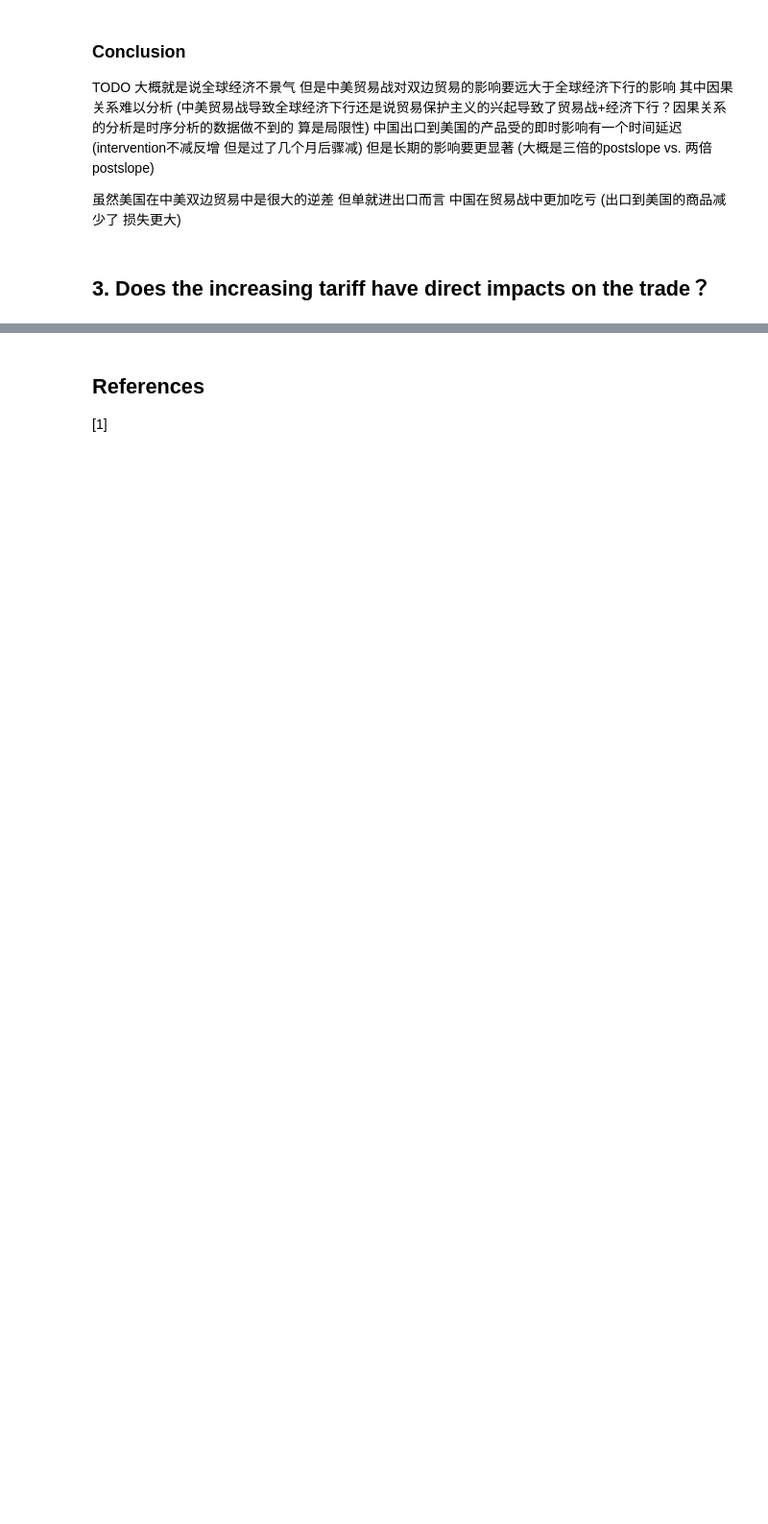
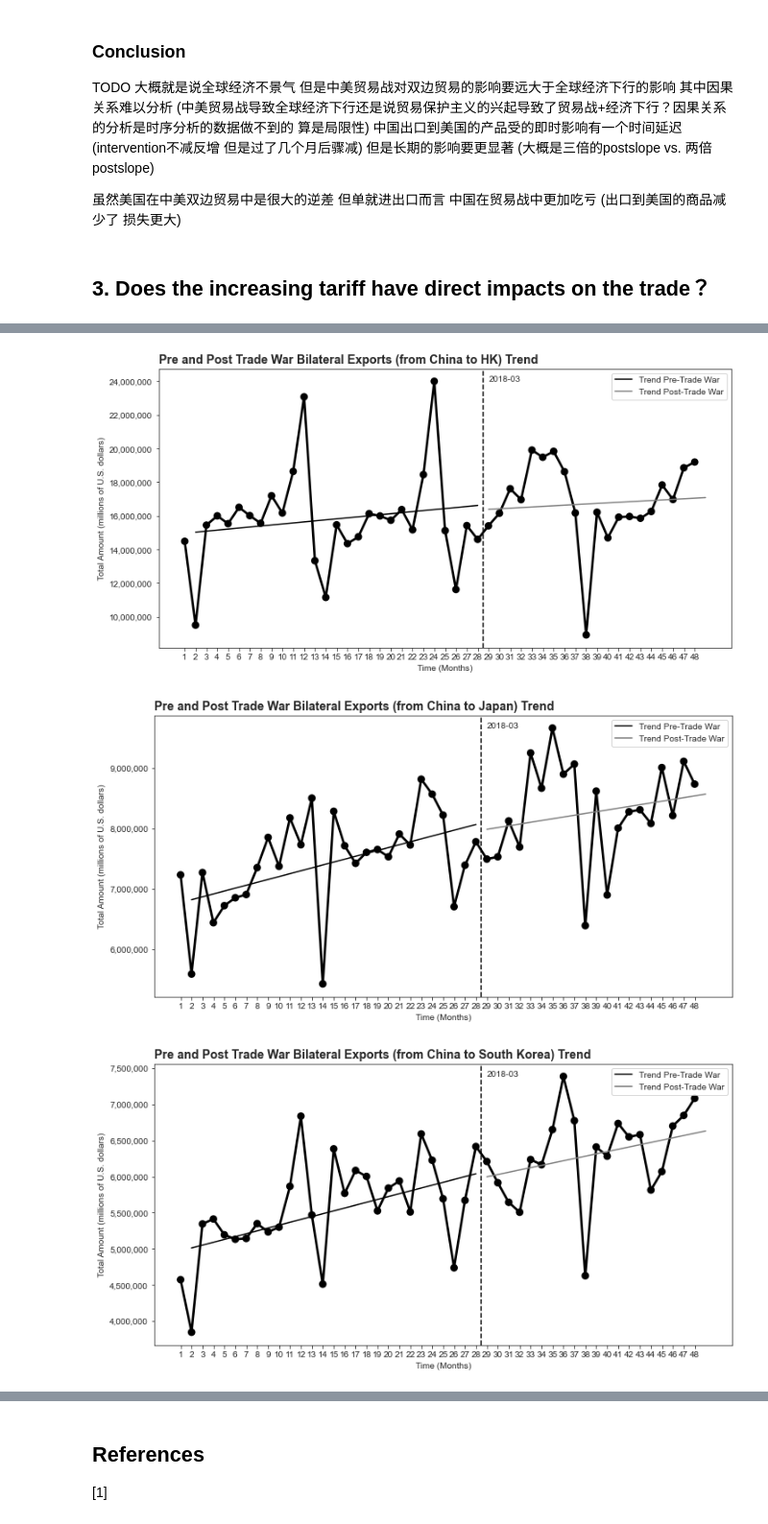
Before and after one commit to epfl-ada/ada-2020-project-milestone-p3-p3_lovela-data-science, a Jupyter notebook: project_notebook.ipynb, the cells around one changed output, grey strips where cells are left out. Shown at 96% size. Drawn from its saved outputs; the diff is of its cells as text; code cells hidden in the pictures; blank space fills up the shorter version.

```diff
--- a/project_notebook.ipynb
+++ b/project_notebook.ipynb
@@ -681,0 +1086,10 @@ TODO 大概就是说全球经济不景气 但是中美贸易战对双边贸易
+# %%
+# Split two dataframe: import and export
+china_import = pd.concat([china_ie.iloc[:, :1], china_ie.iloc[:, 3:6]], axis=1)
+china_export = pd.concat([china_ie.iloc[:, :1], china_ie.iloc[:, 2:3],china_ie.iloc[:, 4:6]], axis=1)
+
+# Change column name
+china_import.columns = ['CTYNAME', 'imports', 'year', 'month']
+china_export.columns = ['CTYNAME', 'exports', 'year', 'month']
+
+china_import.head()
@@ -681,0 +1172,9 @@ TODO 大概就是说全球经济不景气 但是中美贸易战对双边贸易
+# %%
+# Create dataframe for each top 5 export partners
+china_export_HK = create_china_ie_top5('中国香港', china_export, 'exports')
+china_export_Japan = create_china_ie_top5('日本', china_export, 'exports')
+china_export_Korea = create_china_ie_top5('韩国', china_export, 'exports')
+china_export_Vietnam = create_china_ie_top5('越南', china_export, 'exports')
+china_export_Germany = create_china_ie_top5('德国', china_export, 'exports')
+
+#china_export_HK.head()
@@ -681,0 +1409,30 @@ TODO 大概就是说全球经济不景气 但是中美贸易战对双边贸易
+# %%
+# Analysis on exporting to Germany
+# Convert the datatype to datetime
+china_export_Germany.time = pd.to_datetime(china_export_Germany.time)
+
+# Remove time >=2020-01
+china_export_Germany = china_export_Germany.loc[china_export_Germany['time'] < '2020-01']
+
+# Add ITS features (time_feature, intervention, postslope)
+china_export_Germany_its = add_its_features(china_export_Germany, "time", "2018-03")
+
+# Declare the model for exports segmented regression analysis
+model_exports = smf.ols(formula='exports ~ time_feature + C(intervention) + postslope', data=china_export_Germany_its)
+
+# Fits the model (find the optimal coefficients, adding a random seed ensures consistency)
+np.random.seed(42)
+res_germany_exports = model_exports.fit()
+
+# Print the summary output
+#print(res_germany_exports.summary())
+# %%
+plot_its_result(china_export_HK_its, res_hk_exports, "time", "exports", "2018-03", "Pre and Post Trade War Bilateral Exports (from China to HK) Trend")
+plot_its_result(china_export_Japan_its, res_japan_exports, "time", "exports", "2018-03", "Pre and Post Trade War Bilateral Exports (from China to Japan) Trend")
+plot_its_result(china_export_Korea_its, res_korea_exports, "time", "exports", "2018-03", "Pre and Post Trade War Bilateral Exports (from China to South Korea) Trend")
+plot_its_result(china_export_Vietnam_its, res_vietnam_exports, "time", "exports", "2018-03", "Pre and Post Trade War Bilateral Exports (from China to Vietnam) Trend")
+plot_its_result(china_export_Germany_its, res_germany_exports, "time", "exports", "2018-03", "Pre and Post Trade War Bilateral Exports (from China to Germany) Trend")
+# %% [output]
+[figure, added]
+[figure, added]
+[figure, added]
```
Also changed, not shown: parts of 39 cells of this notebook.
